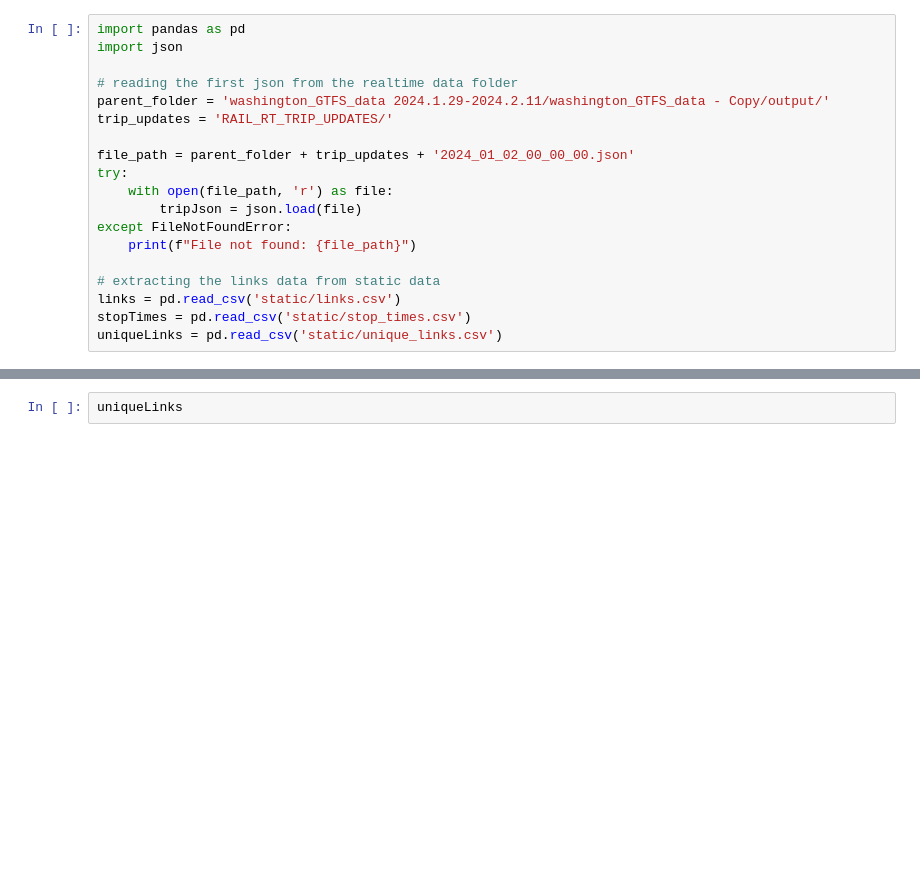
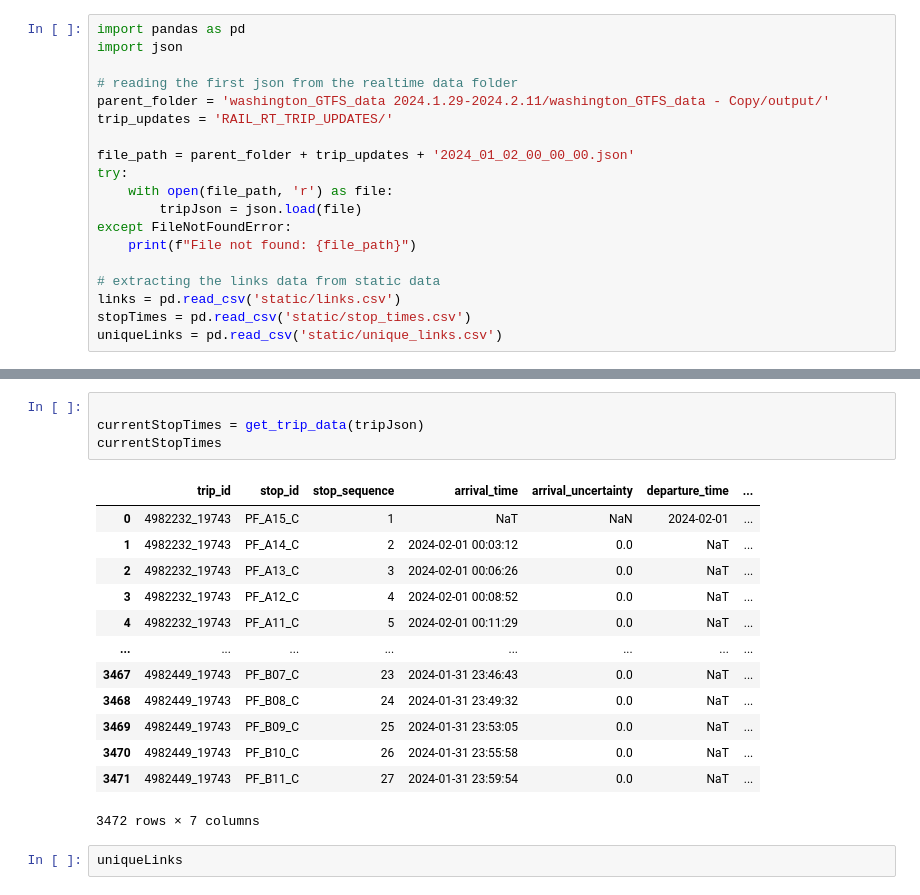
Before and after one commit to majdyousof/fyp, a Jupyter notebook: realTimeDataAnalysis.ipynb, the cells around one changed output, grey strips where cells are left out. Saved outputs shown, nothing was run; the diff lists cells and outputs as text; blank space fills up the shorter version.

```diff
--- a/realTimeDataAnalysis.ipynb
+++ b/realTimeDataAnalysis.ipynb
@@ -75,3 +96,21 @@ currentStopTimes
+# %%
+
+currentStopTimes = get_trip_data(tripJson)
+currentStopTimes
+# %% [output]
+|  | trip_id | stop_id | stop_sequence | arrival_time | arrival_uncertainty | departure_time | ... |
+| 0 | 4982232_19743 | PF_A15_C | 1 | NaT | NaN | 2024-02-01 | ... |
+| 1 | 4982232_19743 | PF_A14_C | 2 | 2024-02-01 00:03:12 | 0.0 | NaT | ... |
+| 2 | 4982232_19743 | PF_A13_C | 3 | 2024-02-01 00:06:26 | 0.0 | NaT | ... |
+| 3 | 4982232_19743 | PF_A12_C | 4 | 2024-02-01 00:08:52 | 0.0 | NaT | ... |
+| 4 | 4982232_19743 | PF_A11_C | 5 | 2024-02-01 00:11:29 | 0.0 | NaT | ... |
+| ... | ... | ... | ... | ... | ... | ... | ... |
+| 3467 | 4982449_19743 | PF_B07_C | 23 | 2024-01-31 23:46:43 | 0.0 | NaT | ... |
+| 3468 | 4982449_19743 | PF_B08_C | 24 | 2024-01-31 23:49:32 | 0.0 | NaT | ... |
+| 3469 | 4982449_19743 | PF_B09_C | 25 | 2024-01-31 23:53:05 | 0.0 | NaT | ... |
+| 3470 | 4982449_19743 | PF_B10_C | 26 | 2024-01-31 23:55:58 | 0.0 | NaT | ... |
+| 3471 | 4982449_19743 | PF_B11_C | 27 | 2024-01-31 23:59:54 | 0.0 | NaT | ... |
+3472 rows × 7 columns
 # %%
 uniqueLinks
 # %% [output]
```
Also changed, not shown: parts of 13 cells of this notebook.
